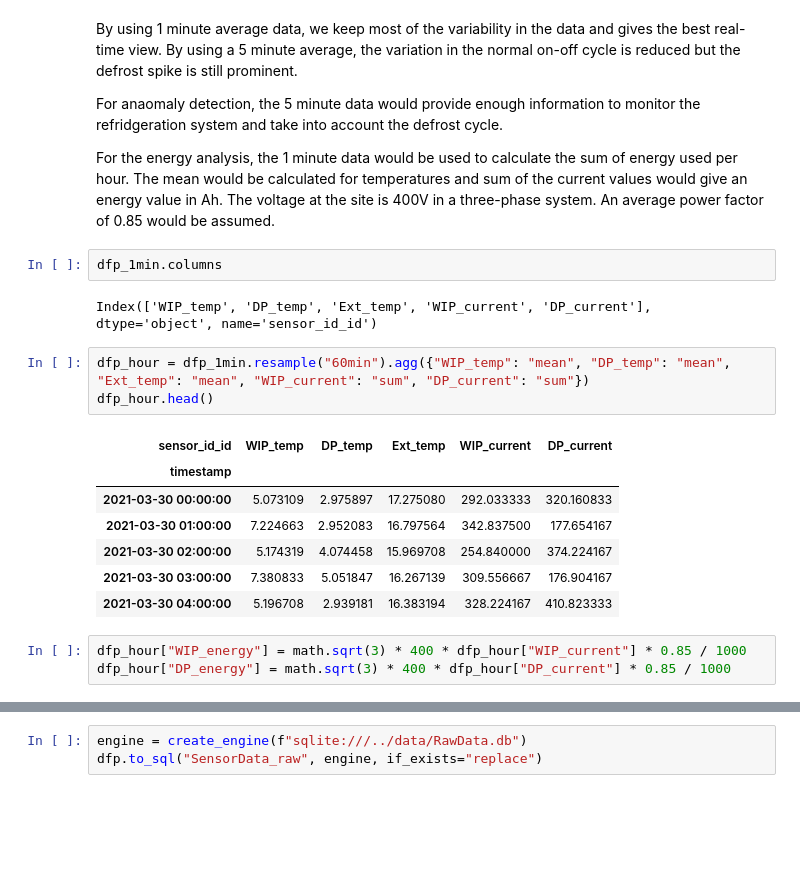
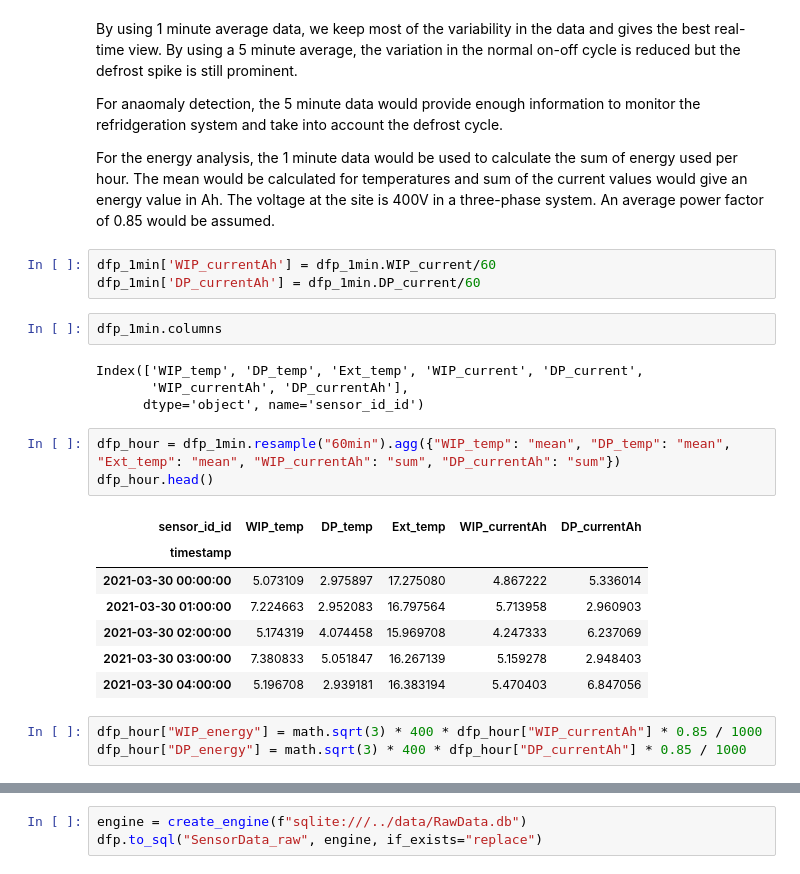
Before and after one commit to cnrd-dev/cheese-factory, a Jupyter notebook: notebooks/data-etl.ipynb, the cells around one changed output, grey strips where cells are left out. Saved outputs shown, nothing was run; the diff lists cells and outputs as text; blank space fills up the shorter version.

Commit message:
expanded on eda, fixed calculation error for energy, tested anomaly detection

```diff
--- a/notebooks/data-etl.ipynb
+++ b/notebooks/data-etl.ipynb
@@ -305,24 +309,29 @@ By using 1 minute average data, we keep most of the variability in the data and
 For anaomaly detection, the 5 minute data would provide enough information to monitor the refridgeration system and take into account the defrost cycle.
 
 For the energy analysis, the 1 minute data would be used to calculate the sum of energy used per hour. The mean would be calculated for temperatures and sum of the current values would give an energy value in Ah. The voltage at the site is 400V in a three-phase system. An average power factor of 0.85 would be assumed.
+# %%
+dfp_1min['WIP_currentAh'] = dfp_1min.WIP_current/60
+dfp_1min['DP_currentAh'] = dfp_1min.DP_current/60
 # %%
 dfp_1min.columns
 # %% [output]
-Index(['WIP_temp', 'DP_temp', 'Ext_temp', 'WIP_current', 'DP_current'], dtype='object', name='sensor_id_id')
+Index(['WIP_temp', 'DP_temp', 'Ext_temp', 'WIP_current', 'DP_current',
+       'WIP_currentAh', 'DP_currentAh'],
+      dtype='object', name='sensor_id_id')
 # %%
-dfp_hour = dfp_1min.resample("60min").agg({"WIP_temp": "mean", "DP_temp": "mean", "Ext_temp": "mean", "WIP_current": "sum", "DP_current": "sum"})
+dfp_hour = dfp_1min.resample("60min").agg({"WIP_temp": "mean", "DP_temp": "mean", "Ext_temp": "mean", "WIP_currentAh": "sum", "DP_currentAh": "sum"})
 dfp_hour.head()
 # %% [output]
-| sensor_id_id | WIP_temp | DP_temp | Ext_temp | WIP_current | DP_current |
+| sensor_id_id | WIP_temp | DP_temp | Ext_temp | WIP_currentAh | DP_currentAh |
 | timestamp |  |  |  |  |  |
-| 2021-03-30 00:00:00 | 5.073109 | 2.975897 | 17.275080 | 292.033333 | 320.160833 |
-| 2021-03-30 01:00:00 | 7.224663 | 2.952083 | 16.797564 | 342.837500 | 177.654167 |
-| 2021-03-30 02:00:00 | 5.174319 | 4.074458 | 15.969708 | 254.840000 | 374.224167 |
-| 2021-03-30 03:00:00 | 7.380833 | 5.051847 | 16.267139 | 309.556667 | 176.904167 |
-| 2021-03-30 04:00:00 | 5.196708 | 2.939181 | 16.383194 | 328.224167 | 410.823333 |
+| 2021-03-30 00:00:00 | 5.073109 | 2.975897 | 17.275080 | 4.867222 | 5.336014 |
+| 2021-03-30 01:00:00 | 7.224663 | 2.952083 | 16.797564 | 5.713958 | 2.960903 |
+| 2021-03-30 02:00:00 | 5.174319 | 4.074458 | 15.969708 | 4.247333 | 6.237069 |
+| 2021-03-30 03:00:00 | 7.380833 | 5.051847 | 16.267139 | 5.159278 | 2.948403 |
+| 2021-03-30 04:00:00 | 5.196708 | 2.939181 | 16.383194 | 5.470403 | 6.847056 |
 # %%
-dfp_hour["WIP_energy"] = math.sqrt(3) * 400 * dfp_hour["WIP_current"] * 0.85 / 1000
-dfp_hour["DP_energy"] = math.sqrt(3) * 400 * dfp_hour["DP_current"] * 0.85 / 1000
+dfp_hour["WIP_energy"] = math.sqrt(3) * 400 * dfp_hour["WIP_currentAh"] * 0.85 / 1000
+dfp_hour["DP_energy"] = math.sqrt(3) * 400 * dfp_hour["DP_currentAh"] * 0.85 / 1000
 # %%
 dfp_hour.head()
 # %% [output]
```
Also changed, not shown: parts of 2 cells of this notebook, 6 other files.
